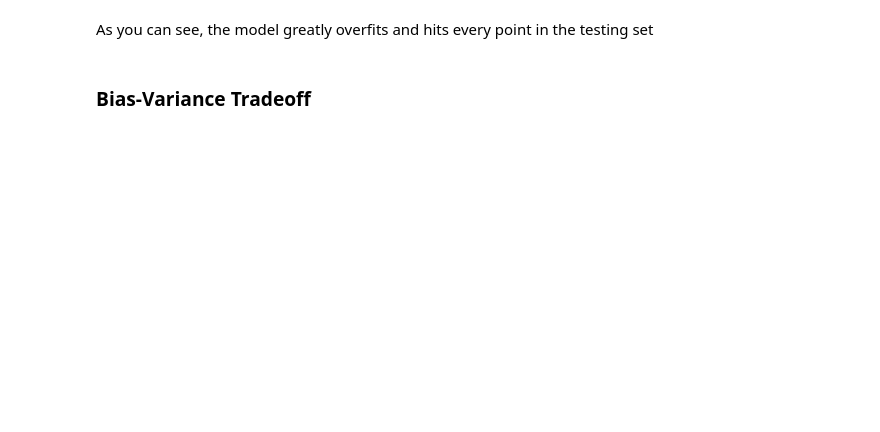
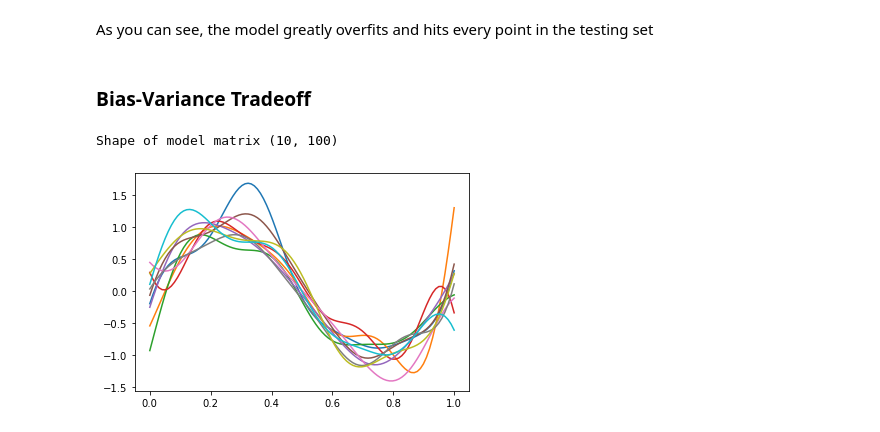
Before and after one commit to graterollin/PRML, a Jupyter notebook: hw3/HW3.ipynb, the cells around one changed output. Saved outputs shown, nothing was run; the diff lists cells and outputs as text; code cells hidden in the pictures; blank space fills up the shorter version.

```diff
--- a/hw3/HW3.ipynb
+++ b/hw3/HW3.ipynb
@@ -242,4 +248,63 @@ As you can see, the model greatly overfits and hits every point in the testing s
 ### Bias-Variance Tradeoff
 # %%
 # Generate 10 training sets
-#testing_set = np.random.uniform(low = 0, high = 1, size = (100,))
+M = 10
+N = 25
+
+average_model_list = []
+
+for i in range(10):
+    # TODO: If this gives issue, try with the example above
+    # create the training set values
+    input_data_tradeoff = np.random.uniform(low = 0, high = 1, size = (N,))
+
+    true_values_list_tradeoff = []
+
+    # Finding the true values by adding gaussian noise to each point
+    for x in input_data_tradeoff:
+        gaussian_noise = np.random.normal(loc = 0, scale = 0.2)
+        true_values_list_tradeoff.append(np.sin(2*np.pi*x) + gaussian_noise)
+
+    true_values_tradeoff = np.array(true_values_list_tradeoff)
+    #print("Shape of true values before", true_values_tradeoff.shape)
+    true_values_tradeoff = true_values_tradeoff[: , np.newaxis]
+    #print("Shape of true values after", true_values_tradeoff.shape)
+    #print("True Values:", true_values_tradeoff)
+
+    # Find the center for each training set
+    centers_tradeoff = construct_centers(input_data_tradeoff, M)
+    #print("Centers for our data:", centers_tradeoff)
+
+    # Find the design matrix at the input_data for each training set
+    design_matrix_list_tradeoff = compute_design_matrix(centers_tradeoff, input_data_tradeoff, M)
+    design_matrix_tradeoff = np.array(design_matrix_list_tradeoff)
+    #print("Shape of Design matrix:", design_matrix_tradeoff.shape)
+
+    # Find the optimal weights for each training set
+    optimal_weights_tradeoff = compute_optimal_weights(design_matrix_tradeoff, true_values_tradeoff)
+    #print("optimal weights:", optimal_weights_tradeoff)
+    #print("Shape of optimal weights ", optimal_weights_tradeoff.shape)
+
+    # NOW THAT THE MODEL (OPTIMAL WEIGHTS) HAS BEEN LEARNED, FEED IN TEST DATA
+    testing_design_matrix_list_tradeoff = compute_design_matrix(centers_tradeoff, testing_set, M)
+
+    testing_design_matrix_tradeoff = np.array(testing_design_matrix_list_tradeoff)
+
+    learned_model_testing_tradeoff = learned_model(testing_design_matrix_tradeoff, optimal_weights_tradeoff)
+
+    learned_model_testing_tradeoff = np.squeeze(learned_model_testing_tradeoff)
+
+    average_model_list.append(learned_model_testing_tradeoff)
+
+    plt.plot(testing_set, learned_model_testing_tradeoff)
+
+# use the model matrix in order to find the average model for plotting
+# GOAL: (10,100) or (100, 10)
+average_model = np.array(average_model_list)
+#print(average_model)
+print("Shape of model matrix", average_model.shape)
+
+# Now average each column in order to get new learned model
+# %% [output]
+Shape of model matrix (10, 100)
+[figure, added]
```
Also changed, not shown: parts of 6 cells of this notebook.
